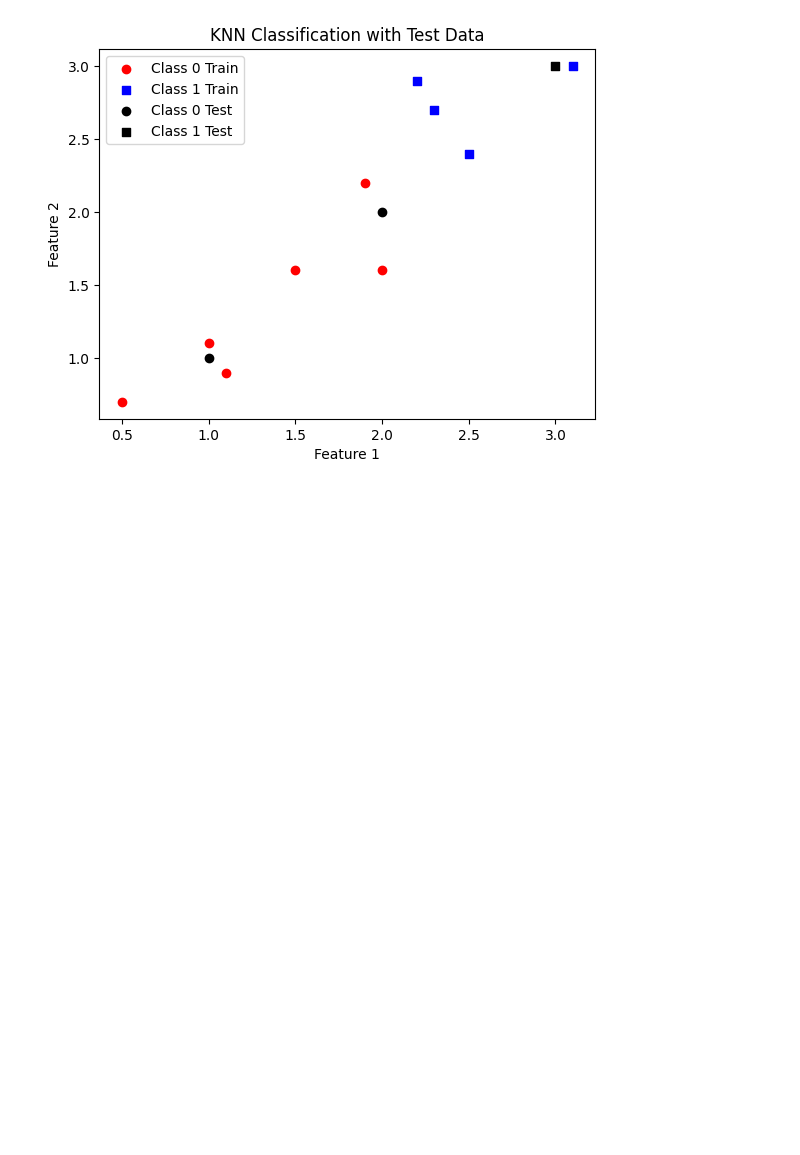
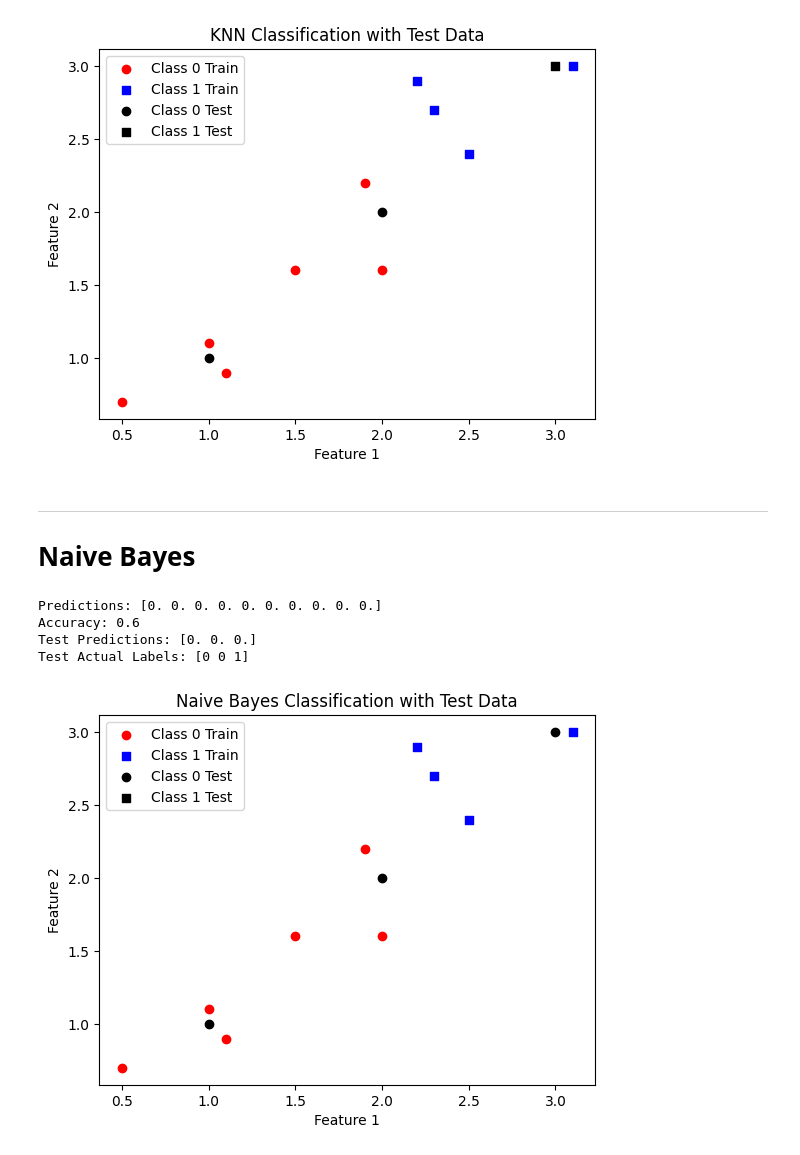
Before and after one commit to Youssef-kotb/Machine-Learning-Algorithms-from-scratch, a Jupyter notebook: Testing.ipynb, the cells around one changed output. Drawn from its saved outputs; the diff is of its cells as text; code cells hidden in the pictures; blank space fills up the shorter version.

```diff
--- a/Testing.ipynb
+++ b/Testing.ipynb
@@ -261,3 +262,47 @@ Accuracy: 1.0
 Test Predictions: [0 0 1]
 Test Actual Labels: [0 0 1]
 [figure]
+# %% [markdown]
+---
+# Naive Bayes
+# %%
+# Naive Bayes on the same classification dataset
+X_nb = X
+y_nb = y
+
+X_test_nb = X_test.values
+y_test_nb = y_test.values
+# %%
+# model
+naive_bayes = naive_bayes(alpha=1.0)
+# %%
+# fitting the model
+naive_bayes.fit(X_nb, y_nb)
+# %%
+# evaluating the model
+predictions = naive_bayes.predict(X_nb)
+print("Predictions:", predictions)
+accuracy = np.mean(predictions == y_nb)
+print("Accuracy:", accuracy)
+
+# evaluating on test data
+test_predictions = naive_bayes.predict(X_test_nb)
+print("Test Predictions:", test_predictions)
+print("Test Actual Labels:", y_test_nb)
+
+# plotting both classes with training data blue and test data orange
+plt.scatter(X_nb[y_nb == 0, 0], X_nb[y_nb == 0, 1], c='red', marker='o', label='Class 0 Train')
+plt.scatter(X_nb[y_nb == 1, 0], X_nb[y_nb == 1, 1], c='blue', marker='s', label='Class 1 Train')
+plt.scatter(X_test_nb[test_predictions == 0, 0], X_test_nb[test_predictions == 0, 1], c='black', marker='o', label='Class 0 Test')
+plt.scatter(X_test_nb[test_predictions == 1, 0], X_test_nb[test_predictions == 1, 1], c='black', marker='s', label='Class 1 Test')
+plt.xlabel('Feature 1')
+plt.ylabel('Feature 2')
+plt.legend()
+plt.title('Naive Bayes Classification with Test Data')
+plt.show()
+# %% [output]
+Predictions: [0. 0. 0. 0. 0. 0. 0. 0. 0. 0.]
+Accuracy: 0.6
+Test Predictions: [0. 0. 0.]
+Test Actual Labels: [0 0 1]
+[figure, added]
```
Also changed, not shown: parts of 1 cell of this notebook, 3 other files.
